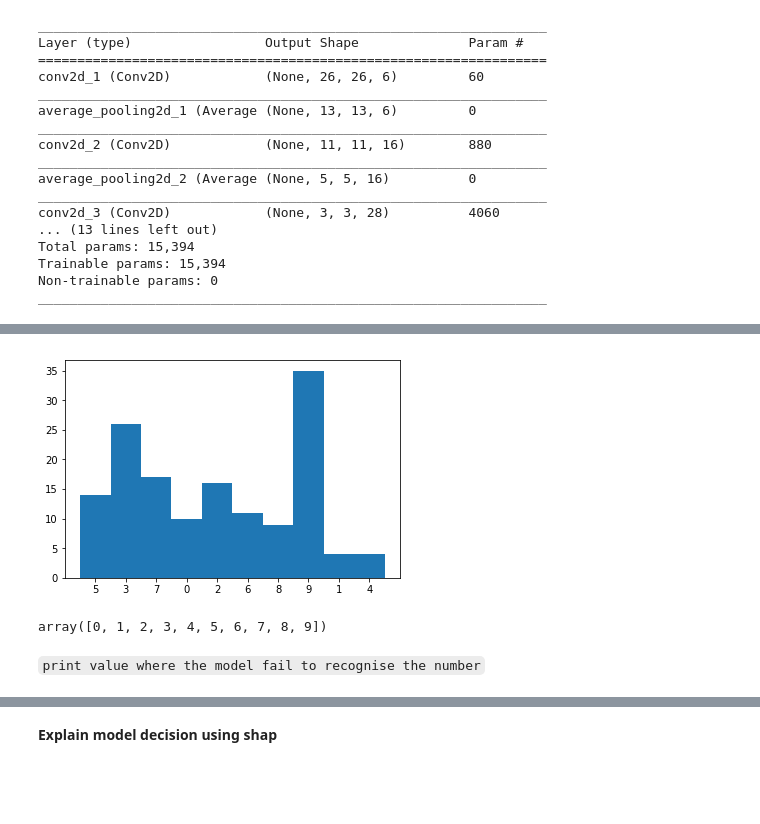
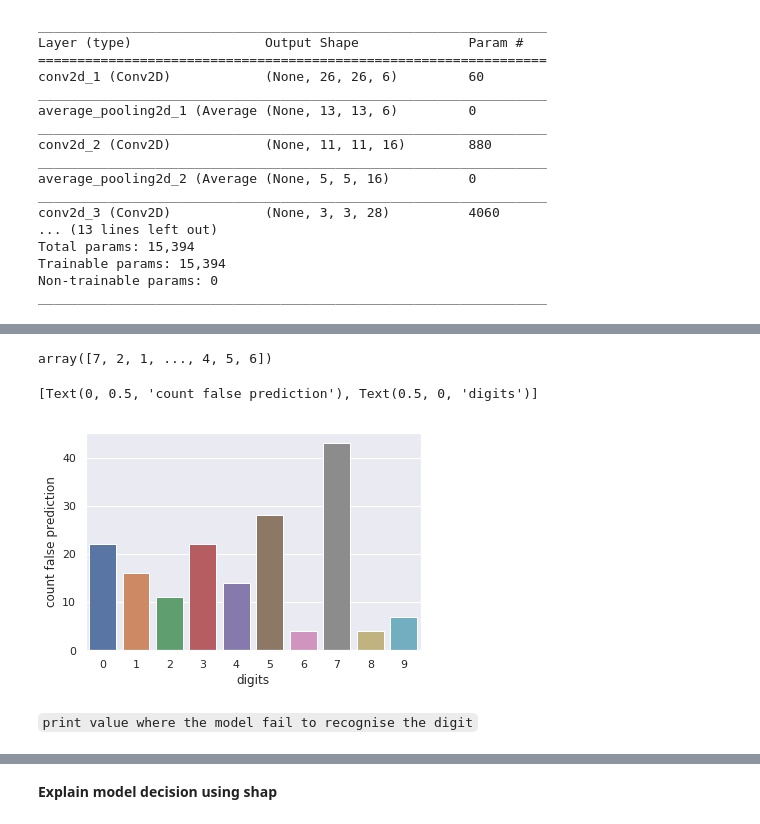
Before and after one commit to Guerouan/Handwriting-digits-recognition-Shap-explainability-, a Jupyter notebook: hand_writing_digits_recognition.ipynb, the cells around one changed output, grey strips where cells are left out. Saved outputs shown, nothing was run; the diff lists cells and outputs as text; code cells hidden in the pictures; blank space fills up the shorter version.

```diff
--- a/hand_writing_digits_recognition.ipynb
+++ b/hand_writing_digits_recognition.ipynb
@@ -189,16 +200,0 @@ Counter({0: 10, 1: 4, 2: 16, 3: 26, 4: 4, 5: 14, 6: 11, 7: 17, 8: 9, 9: 35})
-# %%
-#make it more visualisable
-labels, values = zip(*Counter(f_prediction).items())
-
-indexes = np.arange(len(labels))
-width = 1
-
-plt.bar(indexes, values, width)
-plt.xticks(indexes , labels)
-plt.show()
-# %% [output]
-[figure, removed]
-# %%
-indexes
-# %% [output]
-array([0, 1, 2, 3, 4, 5, 6, 7, 8, 9])
@@ -205,5 +203,17 @@ array([0, 1, 2, 3, 4, 5, 6, 7, 8, 9])
+# %%
+y_true
+# %% [output]
+array([7, 2, 1, ..., 4, 5, 6])
+# %%
+import seaborn as sns
+sns.set(style="darkgrid")
+ax = sns.countplot(x=f_prediction)
+ax.set(xlabel= 'digits', ylabel='count false prediction')
+# %% [output]
+[Text(0, 0.5, 'count false prediction'), Text(0.5, 0, 'digits')]
+[figure, added]
 # %% [markdown]
-`print value where the model fail to recognise the number`
+`print value where the model fail to recognise the digit`
 # %%
 import random
 number_samples = 9 #multple of three
```
Also changed, not shown: parts of 30 cells of this notebook.
